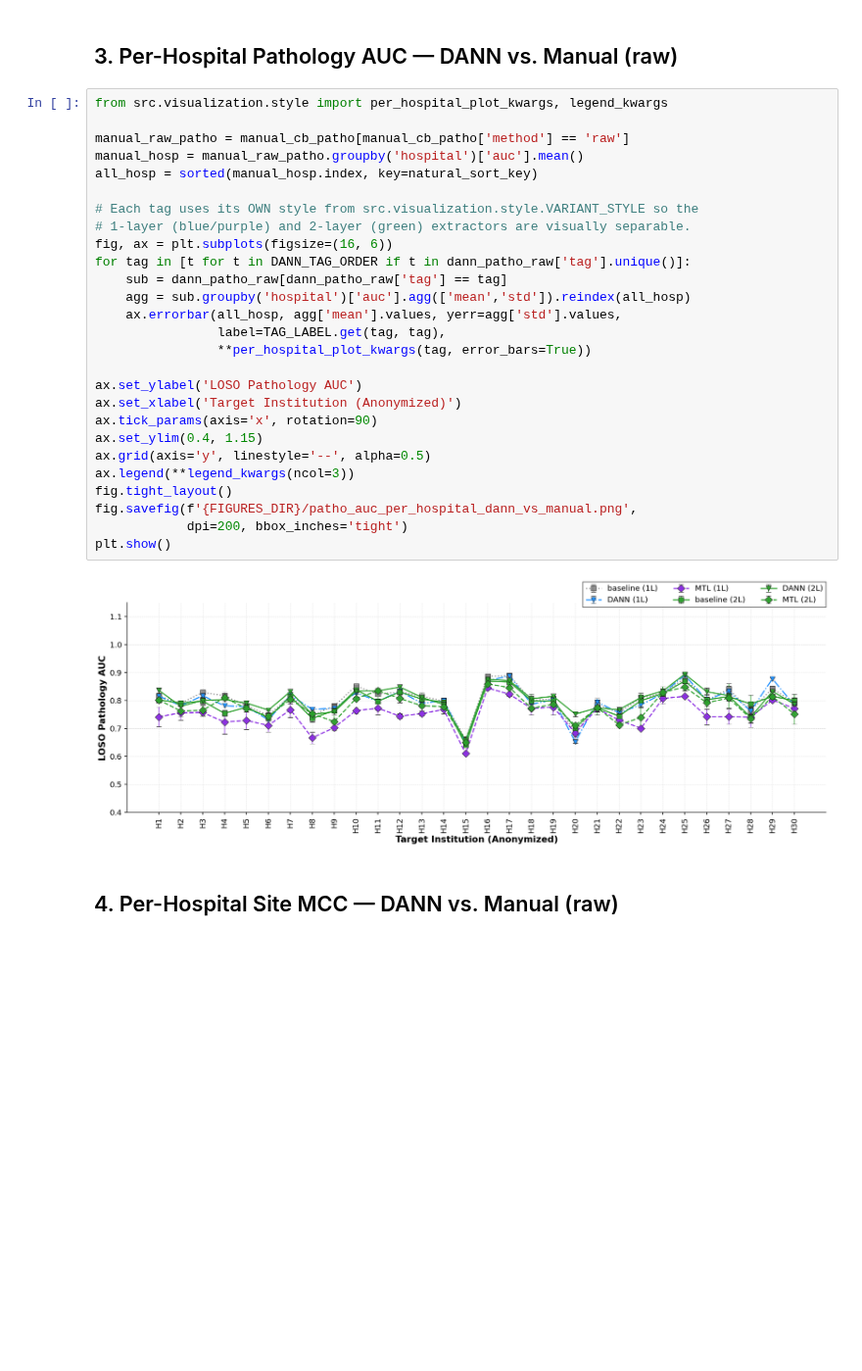
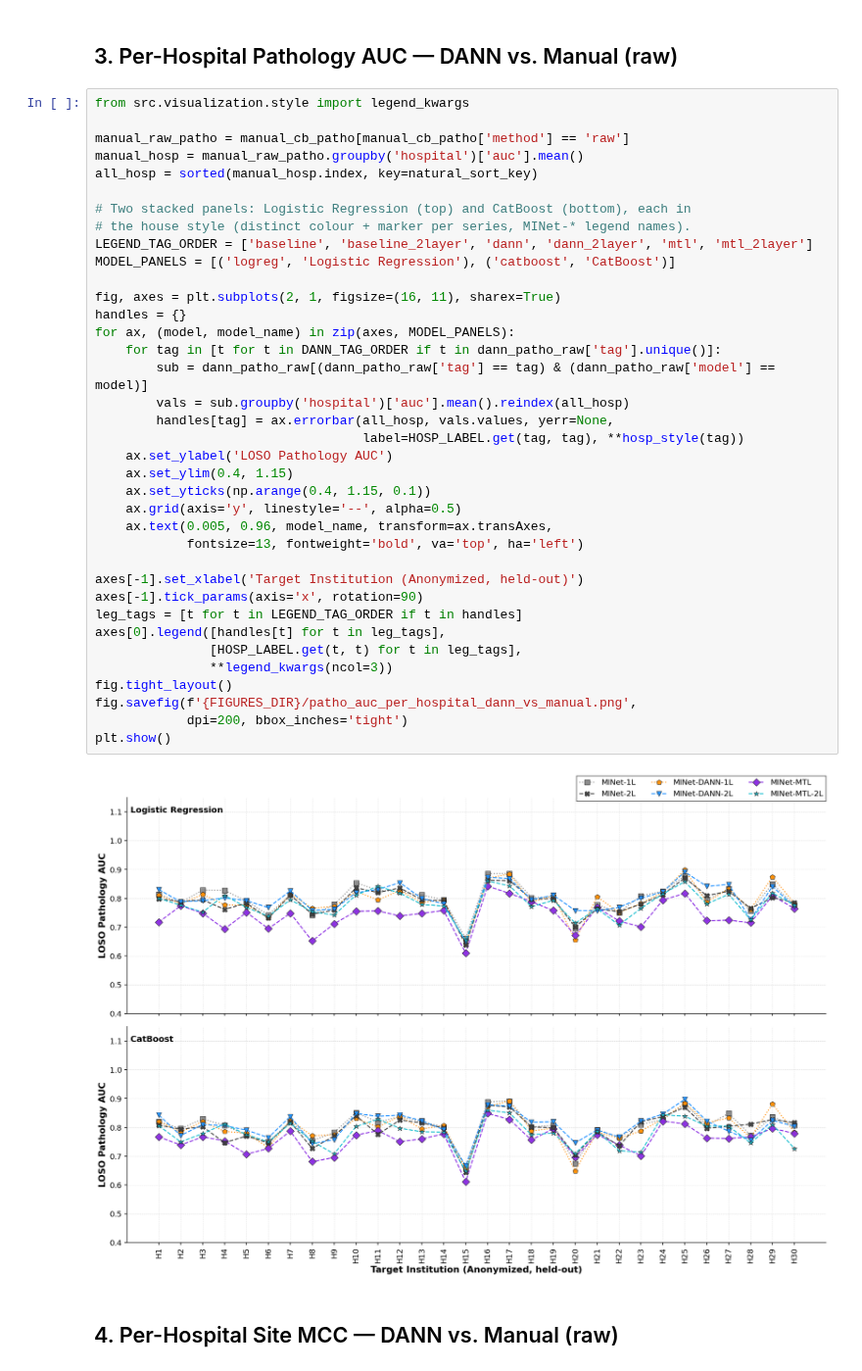
Before and after one commit to chox7/eeg-site-effects, a Jupyter notebook: notebooks/04_dann/01_dann_evaluation.ipynb, the cells around one changed output. Shown at 98% size. Drawn from its saved outputs; the diff is of its cells as text; blank space fills up the shorter version.

```diff
--- a/notebooks/04_dann/01_dann_evaluation.ipynb
+++ b/notebooks/04_dann/01_dann_evaluation.ipynb
@@ -275,34 +305,44 @@ plt.show()
 # %% [markdown]
 ## 3. Per-Hospital Pathology AUC — DANN vs. Manual (raw)
 # %%
-from src.visualization.style import per_hospital_plot_kwargs, legend_kwargs
+from src.visualization.style import legend_kwargs
 
 manual_raw_patho = manual_cb_patho[manual_cb_patho['method'] == 'raw']
 manual_hosp = manual_raw_patho.groupby('hospital')['auc'].mean()
 all_hosp = sorted(manual_hosp.index, key=natural_sort_key)
 
-# Each tag uses its OWN style from src.visualization.style.VARIANT_STYLE so the
-# 1-layer (blue/purple) and 2-layer (green) extractors are visually separable.
-fig, ax = plt.subplots(figsize=(16, 6))
-for tag in [t for t in DANN_TAG_ORDER if t in dann_patho_raw['tag'].unique()]:
-    sub = dann_patho_raw[dann_patho_raw['tag'] == tag]
-    agg = sub.groupby('hospital')['auc'].agg(['mean','std']).reindex(all_hosp)
-    ax.errorbar(all_hosp, agg['mean'].values, yerr=agg['std'].values,
-                label=TAG_LABEL.get(tag, tag),
-                **per_hospital_plot_kwargs(tag, error_bars=True))
+# Two stacked panels: Logistic Regression (top) and CatBoost (bottom), each in
+# the house style (distinct colour + marker per series, MINet-* legend names).
+LEGEND_TAG_ORDER = ['baseline', 'baseline_2layer', 'dann', 'dann_2layer', 'mtl', 'mtl_2layer']
+MODEL_PANELS = [('logreg', 'Logistic Regression'), ('catboost', 'CatBoost')]
 
-ax.set_ylabel('LOSO Pathology AUC')
-ax.set_xlabel('Target Institution (Anonymized)')
-ax.tick_params(axis='x', rotation=90)
-ax.set_ylim(0.4, 1.15)
-ax.grid(axis='y', linestyle='--', alpha=0.5)
-ax.legend(**legend_kwargs(ncol=3))
+fig, axes = plt.subplots(2, 1, figsize=(16, 11), sharex=True)
+handles = {}
+for ax, (model, model_name) in zip(axes, MODEL_PANELS):
+    for tag in [t for t in DANN_TAG_ORDER if t in dann_patho_raw['tag'].unique()]:
+        sub = dann_patho_raw[(dann_patho_raw['tag'] == tag) & (dann_patho_raw['model'] == model)]
+        vals = sub.groupby('hospital')['auc'].mean().reindex(all_hosp)
+        handles[tag] = ax.errorbar(all_hosp, vals.values, yerr=None,
+                                   label=HOSP_LABEL.get(tag, tag), **hosp_style(tag))
+    ax.set_ylabel('LOSO Pathology AUC')
+    ax.set_ylim(0.4, 1.15)
+    ax.set_yticks(np.arange(0.4, 1.15, 0.1))
+    ax.grid(axis='y', linestyle='--', alpha=0.5)
+    ax.text(0.005, 0.96, model_name, transform=ax.transAxes,
+            fontsize=13, fontweight='bold', va='top', ha='left')
+
+axes[-1].set_xlabel('Target Institution (Anonymized, held-out)')
+axes[-1].tick_params(axis='x', rotation=90)
+leg_tags = [t for t in LEGEND_TAG_ORDER if t in handles]
+axes[0].legend([handles[t] for t in leg_tags],
+               [HOSP_LABEL.get(t, t) for t in leg_tags],
+               **legend_kwargs(ncol=3))
 fig.tight_layout()
 fig.savefig(f'{FIGURES_DIR}/patho_auc_per_hospital_dann_vs_manual.png',
             dpi=200, bbox_inches='tight')
 plt.show()
 # %% [output]
-[figure, old version]
+[figure, new version]
 # %% [markdown]
 ## 4. Per-Hospital Site MCC — DANN vs. Manual (raw)
 # %%
```
Also changed, not shown: parts of 2 cells of this notebook, 5 other files.
